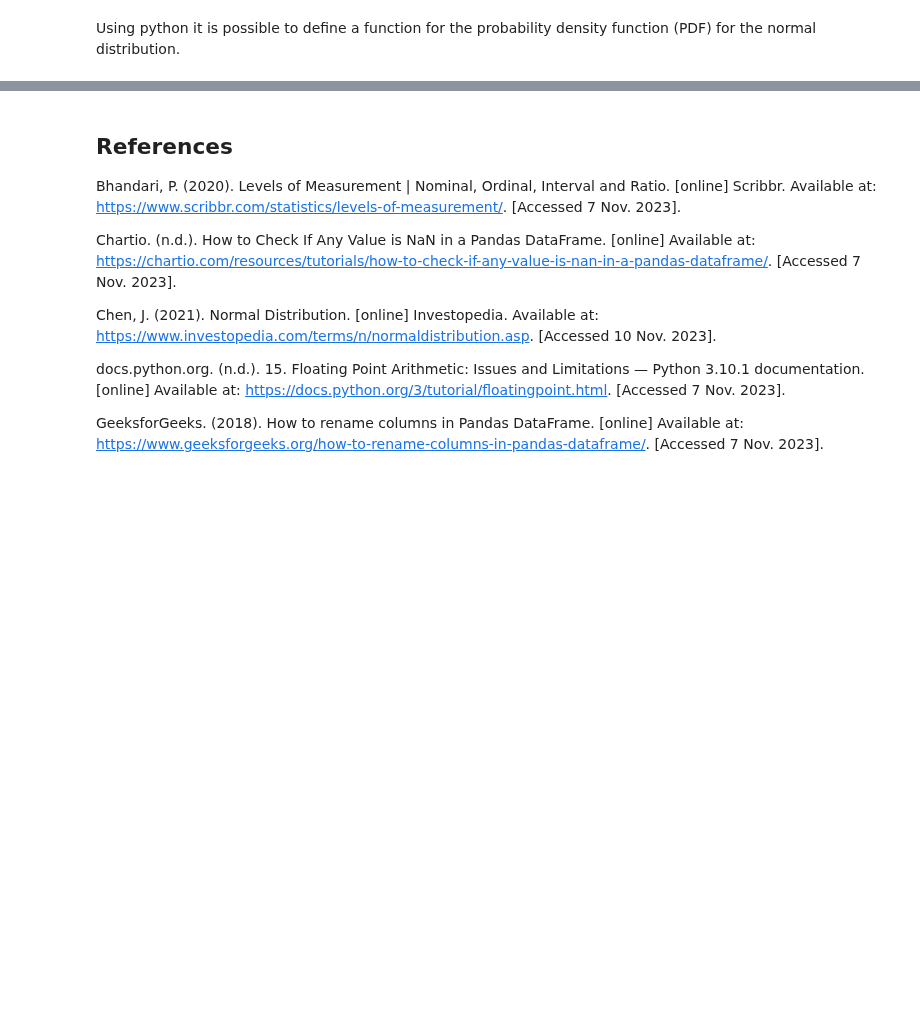
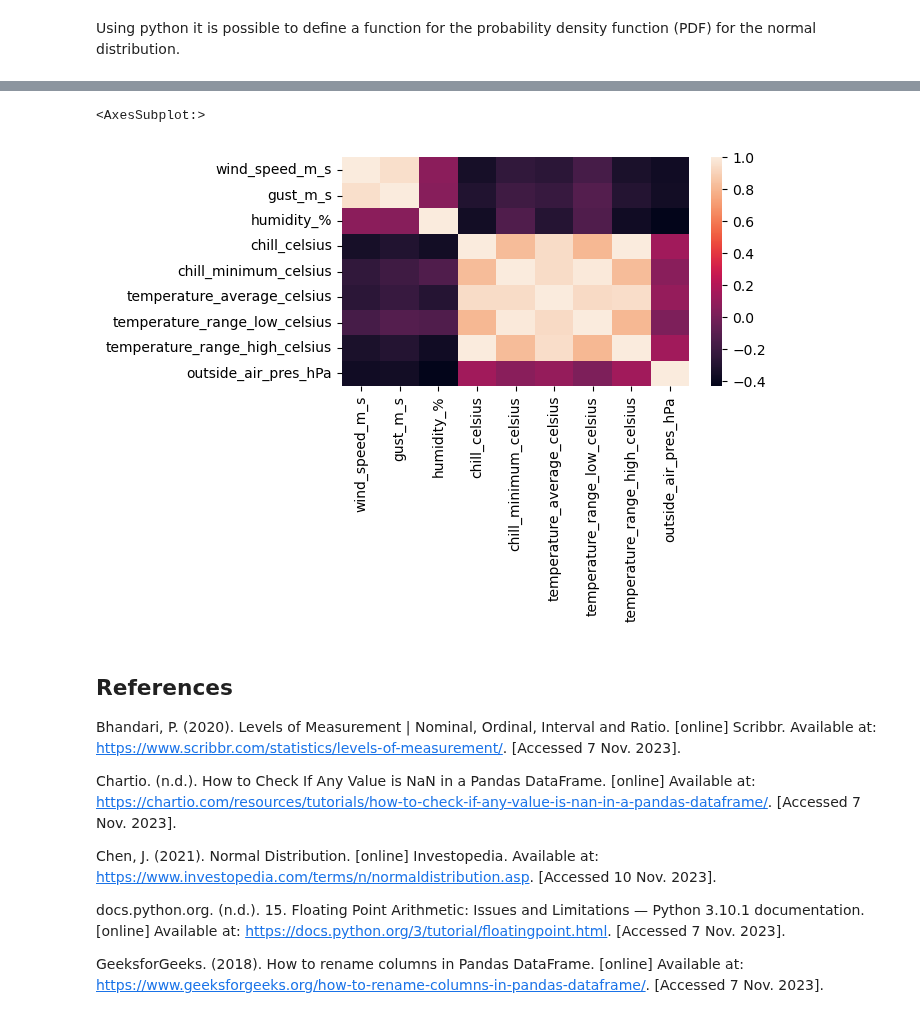
Before and after one commit to humphs078/ProgrammingforDataAnalysisAssignment_1, a Jupyter notebook: submission_notebook.ipynb, the cells around one changed output, grey strips where cells are left out. Cells and saved outputs as stored; diff of their text form; code cells hidden in the pictures; blank space fills up the shorter version.

```diff
--- a/submission_notebook.ipynb
+++ b/submission_notebook.ipynb
@@ -693,3 +706,9 @@ plt.show()
+# %%
+# garden_pivot = garden_weather.pivot(index='date_time', columns='wind_speed_m_s')
+sns.heatmap(garden_weather.corr())
+# %% [output]
+<AxesSubplot:>
+[figure, added]
 # %% [markdown]
 ## References <a id="references"></a>
 
```
Also changed, not shown: parts of 5 cells of this notebook.
